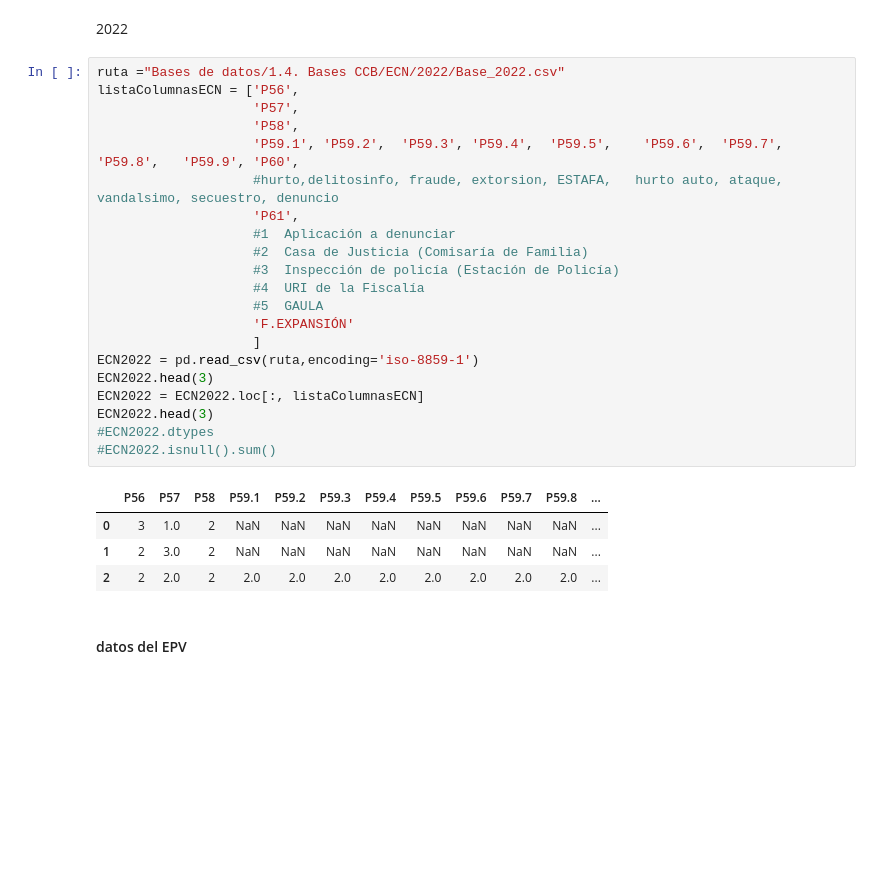
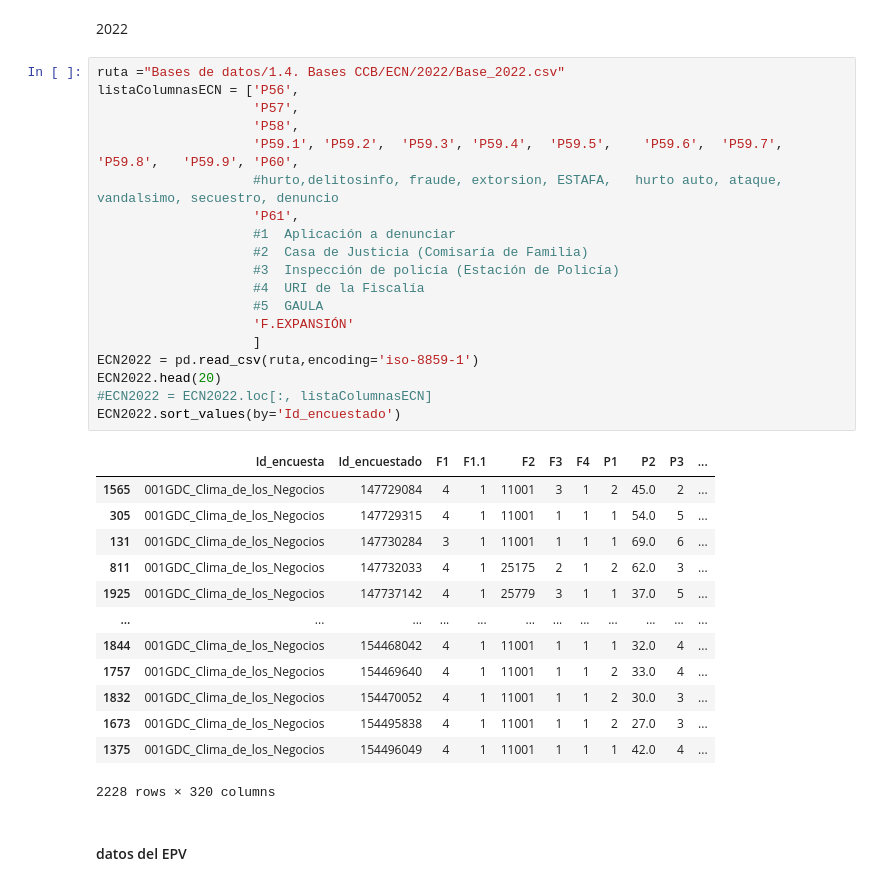
Before and after one commit to JuanParraG/dinamita-de-datos, a Jupyter notebook: Análisis de datos.ipynb, the cells around one changed output. Saved outputs shown, nothing was run; the diff lists cells and outputs as text; blank space fills up the shorter version.

```diff
--- a/Análisis de datos.ipynb
+++ b/Análisis de datos.ipynb
@@ -120,29 +138,36 @@ ECN2021.head(10)
 # %%
 ruta ="Bases de datos/1.4. Bases CCB/ECN/2022/Base_2022.csv"
 listaColumnasECN = ['P56',
                     'P57',
                     'P58',
                     'P59.1', 'P59.2',  'P59.3', 'P59.4',  'P59.5',    'P59.6',  'P59.7',    'P59.8',   'P59.9', 'P60',
                     #hurto,delitosinfo, fraude, extorsion, ESTAFA,   hurto auto, ataque,  vandalsimo, secuestro, denuncio
                     'P61',
                     #1	Aplicación a denunciar
                     #2	Casa de Justicia (Comisaría de Familia)
                     #3	Inspección de policía (Estación de Policía)
                     #4	URI de la Fiscalía
                     #5	GAULA
                     'F.EXPANSIÓN'
                     ]
 ECN2022 = pd.read_csv(ruta,encoding='iso-8859-1')
-ECN2022.head(3)
-ECN2022 = ECN2022.loc[:, listaColumnasECN]
-ECN2022.head(3)
-#ECN2022.dtypes
-#ECN2022.isnull().sum()
+ECN2022.head(20)
+#ECN2022 = ECN2022.loc[:, listaColumnasECN]
+ECN2022.sort_values(by='Id_encuestado')
 # %% [output]
-|  | P56 | P57 | P58 | P59.1 | P59.2 | P59.3 | P59.4 | P59.5 | P59.6 | P59.7 | P59.8 | ... |
-| 0 | 3 | 1.0 | 2 | NaN | NaN | NaN | NaN | NaN | NaN | NaN | NaN | ... |
-| 1 | 2 | 3.0 | 2 | NaN | NaN | NaN | NaN | NaN | NaN | NaN | NaN | ... |
-| 2 | 2 | 2.0 | 2 | 2.0 | 2.0 | 2.0 | 2.0 | 2.0 | 2.0 | 2.0 | 2.0 | ... |
+|  | Id_encuesta | Id_encuestado | F1 | F1.1 | F2 | F3 | F4 | P1 | P2 | P3 | ... |
+| 1565 | 001GDC_Clima_de_los_Negocios | 147729084 | 4 | 1 | 11001 | 3 | 1 | 2 | 45.0 | 2 | ... |
+| 305 | 001GDC_Clima_de_los_Negocios | 147729315 | 4 | 1 | 11001 | 1 | 1 | 1 | 54.0 | 5 | ... |
+| 131 | 001GDC_Clima_de_los_Negocios | 147730284 | 3 | 1 | 11001 | 1 | 1 | 1 | 69.0 | 6 | ... |
+| 811 | 001GDC_Clima_de_los_Negocios | 147732033 | 4 | 1 | 25175 | 2 | 1 | 2 | 62.0 | 3 | ... |
+| 1925 | 001GDC_Clima_de_los_Negocios | 147737142 | 4 | 1 | 25779 | 3 | 1 | 1 | 37.0 | 5 | ... |
+| ... | ... | ... | ... | ... | ... | ... | ... | ... | ... | ... | ... |
+| 1844 | 001GDC_Clima_de_los_Negocios | 154468042 | 4 | 1 | 11001 | 1 | 1 | 1 | 32.0 | 4 | ... |
+| 1757 | 001GDC_Clima_de_los_Negocios | 154469640 | 4 | 1 | 11001 | 1 | 1 | 2 | 33.0 | 4 | ... |
+| 1832 | 001GDC_Clima_de_los_Negocios | 154470052 | 4 | 1 | 11001 | 1 | 1 | 2 | 30.0 | 3 | ... |
+| 1673 | 001GDC_Clima_de_los_Negocios | 154495838 | 4 | 1 | 11001 | 1 | 1 | 2 | 27.0 | 3 | ... |
+| 1375 | 001GDC_Clima_de_los_Negocios | 154496049 | 4 | 1 | 11001 | 1 | 1 | 1 | 42.0 | 4 | ... |
+2228 rows × 320 columns
 # %% [markdown]
 <h4>datos del EPV
 # %% [markdown]
```
Also changed, not shown: parts of 6 cells of this notebook.
